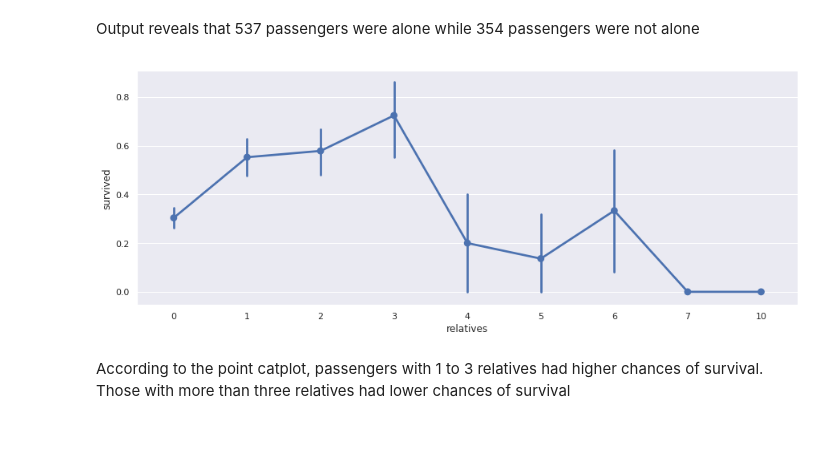
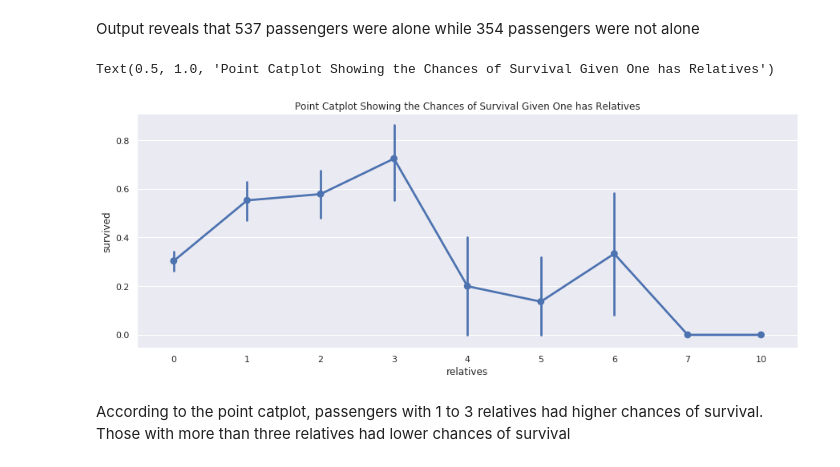
Before and after one commit to booorayan/naive_bayes_knn, a Jupyter notebook: Predicting_Survival_of_Passengers.ipynb, the cells around one changed output. Saved outputs shown, nothing was run; the diff lists cells and outputs as text; code cells hidden in the pictures; blank space fills up the shorter version.

```diff
--- a/Predicting_Survival_of_Passengers.ipynb
+++ b/Predicting_Survival_of_Passengers.ipynb
@@ -310,10 +327,13 @@ taitan.alone.value_counts()
 Name: alone, dtype: int64
 # %% [markdown]
 Output reveals that 537 passengers were alone while 354 passengers were not alone
-# %%
-axes = sns.catplot('relatives', 'survived', data=taitan, aspect=2.5, kind='point')
-# %% [output]
-[figure, removed]
+# %%
+# plotting a point catplot/factorplot to show chances of survival given one has relatives
+axes = sns.catplot('relatives', 'survived', data=taitan, aspect=2.5, kind='point')
+plt.title('Point Catplot Showing the Chances of Survival Given One has Relatives')
+# %% [output]
+Text(0.5, 1.0, 'Point Catplot Showing the Chances of Survival Given One has Relatives')
+[figure, added]
 # %% [markdown]
 According to the point catplot, passengers with 1 to 3 relatives had higher chances of survival. Those with more than three relatives had lower chances of survival
 # %%
```
Also changed, not shown: parts of 33 cells of this notebook.
